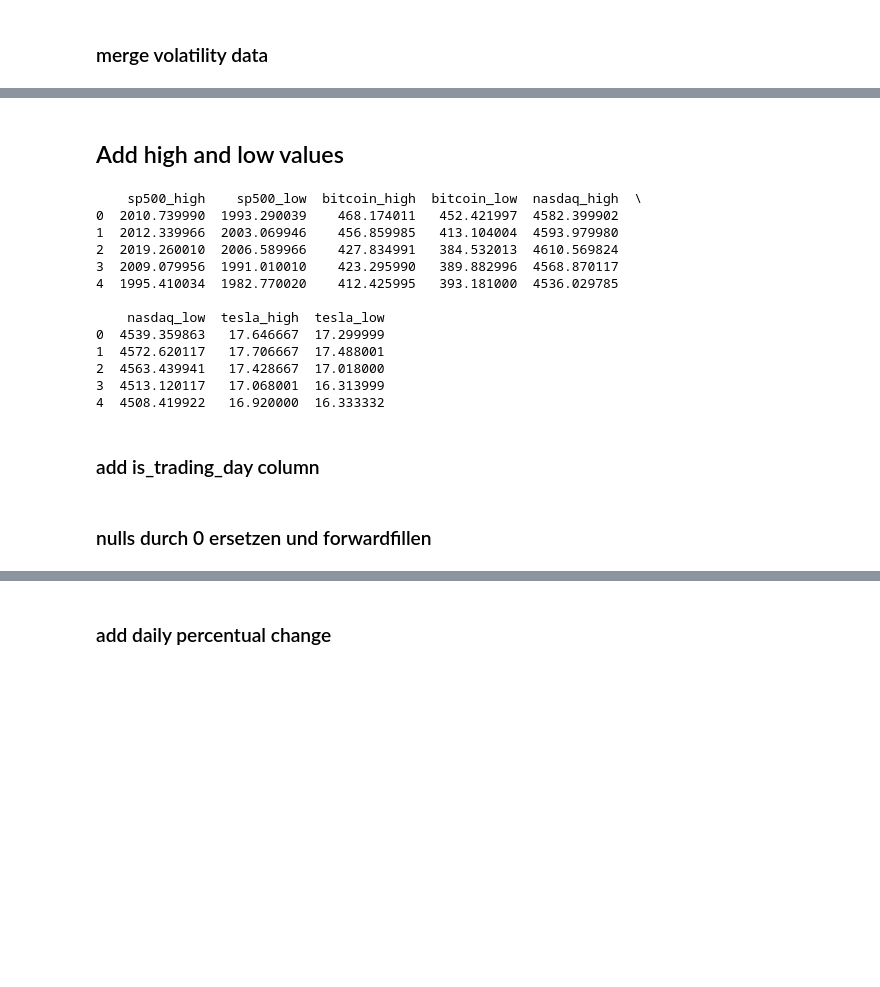
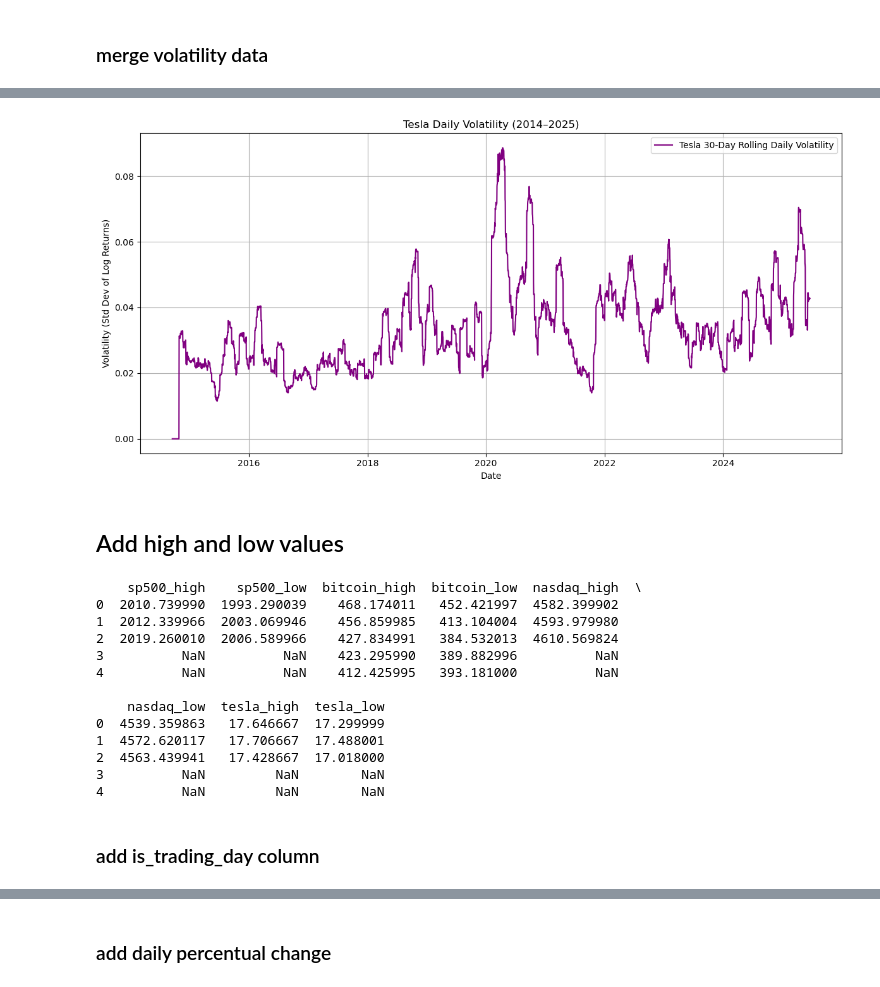
Before and after one commit to pmoll01/COIN2025_VollVertnuetelt, a Jupyter notebook: data/finance_data/finance_data_process.ipynb, the cells around one changed output, grey strips where cells are left out. Drawn from its saved outputs; the diff is of its cells as text; code cells hidden in the pictures; blank space fills up the shorter version.

```diff
--- a/data/finance_data/finance_data_process.ipynb
+++ b/data/finance_data/finance_data_process.ipynb
@@ -220,49 +252,72 @@ print(merged_data.head())
+# %%
+#debug
+plt.figure(figsize=(12,6))
+plt.plot(merged_data['Date'], merged_data['tesla_volatility'], label='Tesla 30-Day Rolling Daily Volatility', color='purple')
+plt.title('Tesla Daily Volatility (2014–2025)')
+plt.xlabel('Date')
+plt.ylabel('Volatility (Std Dev of Log Returns)')
+plt.legend()
+plt.grid(True)
+plt.tight_layout()
+plt.show()
+# %% [output]
+[figure, added]
 # %% [markdown]
 ## Add high and low values
 # %%
-# Add High and Low columns to each DataFrame with clear names
+# --- Rename columns for clarity ---
 sp500_data = sp500_data.rename(columns={'High': 'sp500_high', 'Low': 'sp500_low'})
 btc_data = btc_data.rename(columns={'High': 'bitcoin_high', 'Low': 'bitcoin_low'})
 nasdaq_data = nasdaq_data.rename(columns={'High': 'nasdaq_high', 'Low': 'nasdaq_low'})
 tsla_data = tsla_data.rename(columns={'High': 'tesla_high', 'Low': 'tesla_low'})
 
-# Merge High and Low columns into the merged_data DataFrame
-merged_data = pd.merge(
-    merged_data, sp500_data[['sp500_high', 'sp500_low']],
-    left_index=True, right_index=True, how='outer'
-)
-merged_data = pd.merge(
-    merged_data, btc_data[['bitcoin_high', 'bitcoin_low']],
-    left_index=True, right_index=True, how='outer'
-)
-merged_data = pd.merge(
-    merged_data, nasdaq_data[['nasdaq_high', 'nasdaq_low']],
-    left_index=True, right_index=True, how='outer'
-)
-merged_data = pd.merge(
-    merged_data, tsla_data[['tesla_high', 'tesla_low']],
-    left_index=True, right_index=True, how='outer'
+# --- Sicherstellen, dass alle DataFrames eine 'Date'-Spalte haben ---
+for df in [merged_data, sp500_data, btc_data, nasdaq_data, tsla_data]:
+    if 'Date' not in df.columns:
+        df.reset_index(inplace=True)
+    df['Date'] = pd.to_datetime(df['Date'])
+
+# --- Merge High/Low columns auf Date ---
+merged_data = merged_data.merge(
+    sp500_data[['Date', 'sp500_high', 'sp500_low']],
+    on='Date', how='left'
+).merge(
+    btc_data[['Date', 'bitcoin_high', 'bitcoin_low']],
+    on='Date', how='left'
+).merge(
+    nasdaq_data[['Date', 'nasdaq_high', 'nasdaq_low']],
+    on='Date', how='left'
+).merge(
+    tsla_data[['Date', 'tesla_high', 'tesla_low']],
+    on='Date', how='left'
 )
 
-print(merged_data[['sp500_high', 'sp500_low', 'bitcoin_high', 'bitcoin_low', 'nasdaq_high', 'nasdaq_low', 'tesla_high', 'tesla_low']].head())
+# --- Wieder sortieren und ggf. Index setzen ---
+merged_data.sort_values('Date', inplace=True)
+
+# --- Vorschau ---
+print(merged_data[[
+    'sp500_high', 'sp500_low',
+    'bitcoin_high', 'bitcoin_low',
+    'nasdaq_high', 'nasdaq_low',
+    'tesla_high', 'tesla_low'
+]].head())
 # %% [output]
     sp500_high    sp500_low  bitcoin_high  bitcoin_low  nasdaq_high  \
 0  2010.739990  1993.290039    468.174011   452.421997  4582.399902
 1  2012.339966  2003.069946    456.859985   413.104004  4593.979980
 2  2019.260010  2006.589966    427.834991   384.532013  4610.569824
-3  2009.079956  1991.010010    423.295990   389.882996  4568.870117
-4  1995.410034  1982.770020    412.425995   393.181000  4536.029785
+3          NaN          NaN    423.295990   389.882996          NaN
+4          NaN          NaN    412.425995   393.181000          NaN
 
     nasdaq_low  tesla_high  tesla_low
 0  4539.359863   17.646667  17.299999
 1  4572.620117   17.706667  17.488001
 2  4563.439941   17.428667  17.018000
-3  4513.120117   17.068001  16.313999
-4  4508.419922   16.920000  16.333332
+3          NaN         NaN        NaN
+4          NaN         NaN        NaN
 # %% [markdown]
 ### add is_trading_day column
 # %%
 # Add isTradingDay column
 merged_data["is_trading_day"] = merged_data["sp500_close"].notnull()
-# %% [markdown]
-### nulls durch 0 ersetzen und forwardfillen
```
Also changed, not shown: parts of 7 cells of this notebook, 2 other files.
